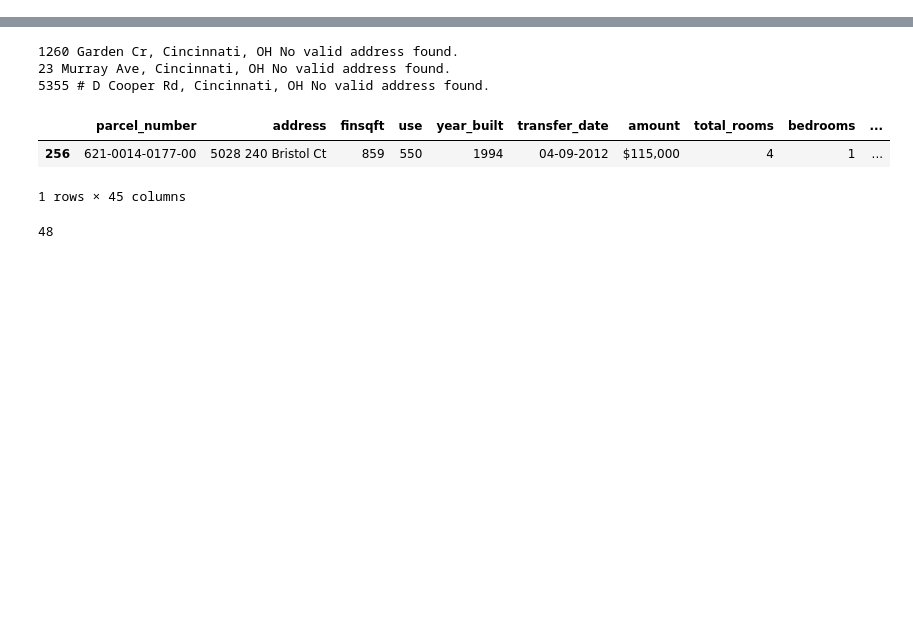
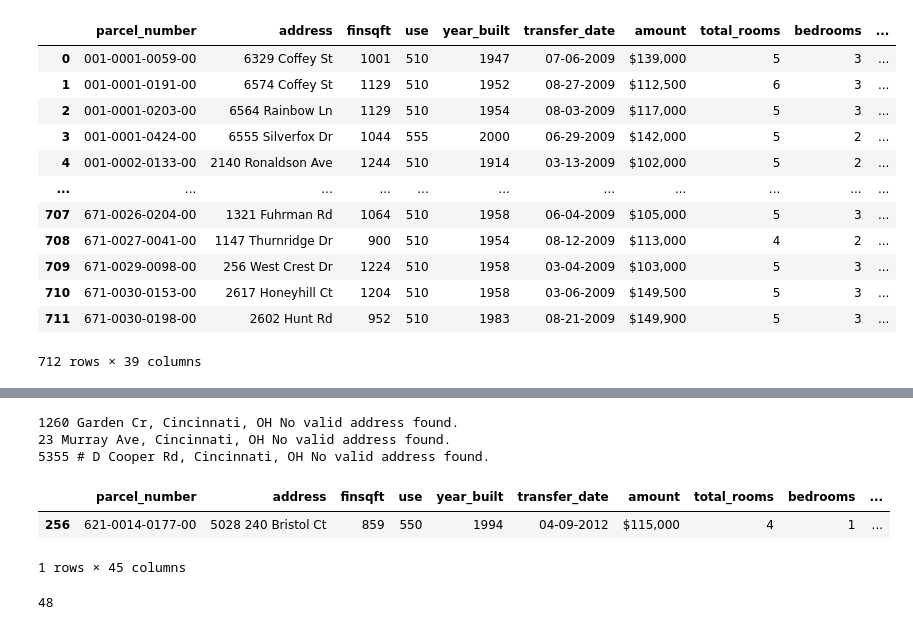
Before and after one commit to markbruner/projects, a Jupyter notebook: Hamilton County Homes/HamiltonCountyAddressPrep.ipynb, the cells around one changed output, grey strips where cells are left out. Drawn from its saved outputs; the diff is of its cells as text; code cells hidden in the pictures; blank space fills up the shorter version.

```diff
--- a/Hamilton County Homes/HamiltonCountyAddressPrep.ipynb
+++ b/Hamilton County Homes/HamiltonCountyAddressPrep.ipynb
@@ -10,10 +10,10 @@ import spacy
 from spacy.matcher import Matcher
 from spacy.tokens import Span
 # %%
-fn = '/home/snakeiiiiiii/Hamilton County House Project'
+fn = r'C:\Users\markd\projects\Hamilton County Homes'
 os.chdir(fn)
 # open it...
-homes =pd.read_excel('House Sales 2009 to 2023 Hamilton County.xlsx')
+homes =pd.read_csv('2009 House Sales.csv')
 # %%
 homes = homes.drop('Unnamed: 0',axis=1)
 homes.address = homes.address.str.title()
@@ -56,3 +56,19 @@ for address in homes.address:
 parts = pd.DataFrame.from_dict(address_parts)
 # %%
 homes = pd.concat([homes,parts],axis=1)
+# %%
+homes
+# %% [output]
+|  | parcel_number | address | finsqft | use | year_built | transfer_date | amount | total_rooms | bedrooms | ... |
+| 0 | 001-0001-0059-00 | 6329 Coffey St | 1001 | 510 | 1947 | 07-06-2009 | $139,000 | 5 | 3 | ... |
+| 1 | 001-0001-0191-00 | 6574 Coffey St | 1129 | 510 | 1952 | 08-27-2009 | $112,500 | 6 | 3 | ... |
+| 2 | 001-0001-0203-00 | 6564 Rainbow Ln | 1129 | 510 | 1954 | 08-03-2009 | $117,000 | 5 | 3 | ... |
+| 3 | 001-0001-0424-00 | 6555 Silverfox Dr | 1044 | 555 | 2000 | 06-29-2009 | $142,000 | 5 | 2 | ... |
+| 4 | 001-0002-0133-00 | 2140 Ronaldson Ave | 1244 | 510 | 1914 | 03-13-2009 | $102,000 | 5 | 2 | ... |
+| ... | ... | ... | ... | ... | ... | ... | ... | ... | ... | ... |
+| 707 | 671-0026-0204-00 | 1321 Fuhrman Rd | 1064 | 510 | 1958 | 06-04-2009 | $105,000 | 5 | 3 | ... |
+| 708 | 671-0027-0041-00 | 1147 Thurnridge Dr | 900 | 510 | 1954 | 08-12-2009 | $113,000 | 4 | 2 | ... |
+| 709 | 671-0029-0098-00 | 256 West Crest Dr | 1224 | 510 | 1958 | 03-04-2009 | $103,000 | 5 | 3 | ... |
+| 710 | 671-0030-0153-00 | 2617 Honeyhill Ct | 1204 | 510 | 1958 | 03-06-2009 | $149,500 | 5 | 3 | ... |
+| 711 | 671-0030-0198-00 | 2602 Hunt Rd | 952 | 510 | 1983 | 08-21-2009 | $149,900 | 5 | 3 | ... |
+712 rows × 39 columns
```
Also changed, not shown: parts of 7 cells of this notebook, 4 other files.
